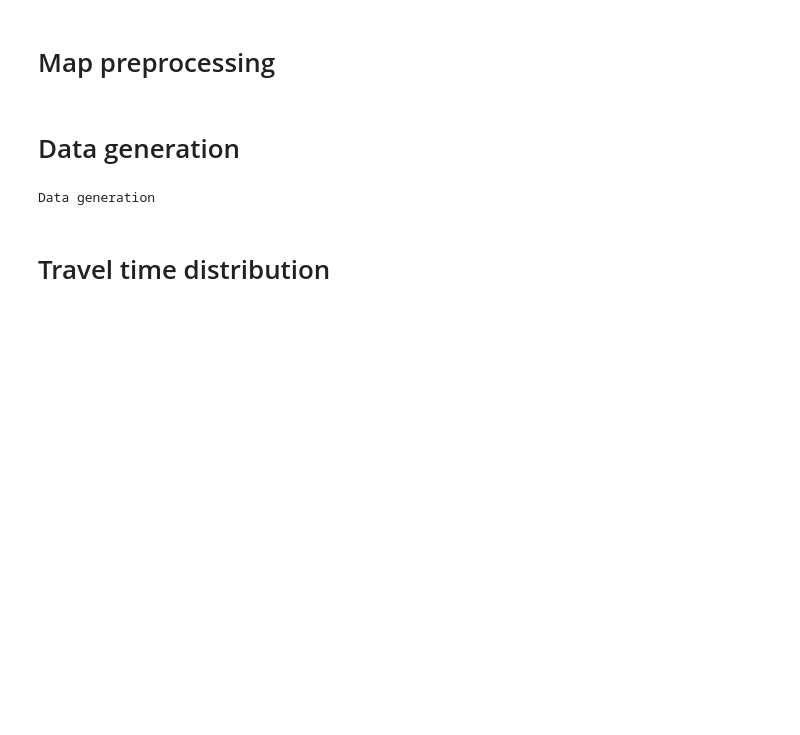
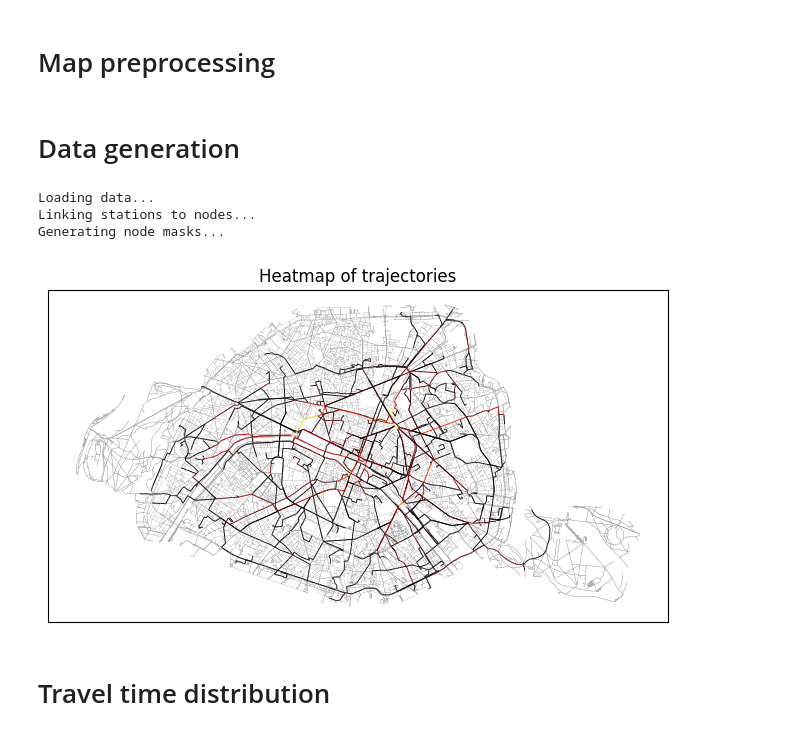
Before and after one commit to JaviAnton/UC-Project-Group-1, a Jupyter notebook: final/main.ipynb, the cells around one changed output. Drawn from its saved outputs; the diff is of its cells as text; code cells hidden in the pictures; blank space fills up the shorter version.

Commit message:
trajectory heatmap working

```diff
--- a/final/main.ipynb
+++ b/final/main.ipynb
@@ -22,6 +22,7 @@ g=ox.utils_graph.graph_from_gdfs(gdf_nodes, gdf_edges, graph_attrs=None)
 largest_cc = max(nx.strongly_connected_components(g), key=len)
 g = g.subgraph(largest_cc)
 gdf_nodes, gdf_edges=ox.graph_to_gdfs(g)
+gdf_edges=gdf_edges.droplevel(-1)
 # %% [markdown]
 # Data generation
 # %%
@@ -65,19 +66,27 @@ path="data/comptage-velo-donnees-compteurs.csv"
 datagen=DataGenerator(G=g,gdf_nodes_edges=(gdf_nodes,gdf_edges),data_path=path)
 
 #Generate data in bacthes and save it to the generated data
-print("Data generation")
-generator_batch_size=100
-n_batches=10
-for batch in range(n_batches):
-    samplings,tracks=datagen.track_generator(10,sampling_rate=1)
-    save_data(samplings,tracks,append=True)
+# print("Data generation")
+# generator_batch_size=100
+# n_batches=10
+# for batch in range(n_batches):
+#     samplings,tracks=datagen.track_generator(generator_batch_size,sampling_rate=1)
+#     save_data(samplings,tracks,append=True)
 # %% [output]
-Data generation
+Loading data...
+Linking stations to nodes...
+Generating node masks...
 # %%
 #Load the generated data
 phi,T=load_data()
+datagen.plot_heatmap(phi,
+                     show_non_traversed=True,show_stations=False,
+                     show_start=False,show_end=False,
+                     legend=False,cmap='hot',bkg_color='w',dpi=100)
 
 phi_train,phi_test,T_train,T_test=train_test_split(phi,T,train_size=0.8)
+# %% [output]
+[figure, added]
 # %% [markdown]
 # Travel time distribution
 # %%
```
Also changed, not shown: parts of 2 cells of this notebook, 1 other file.
